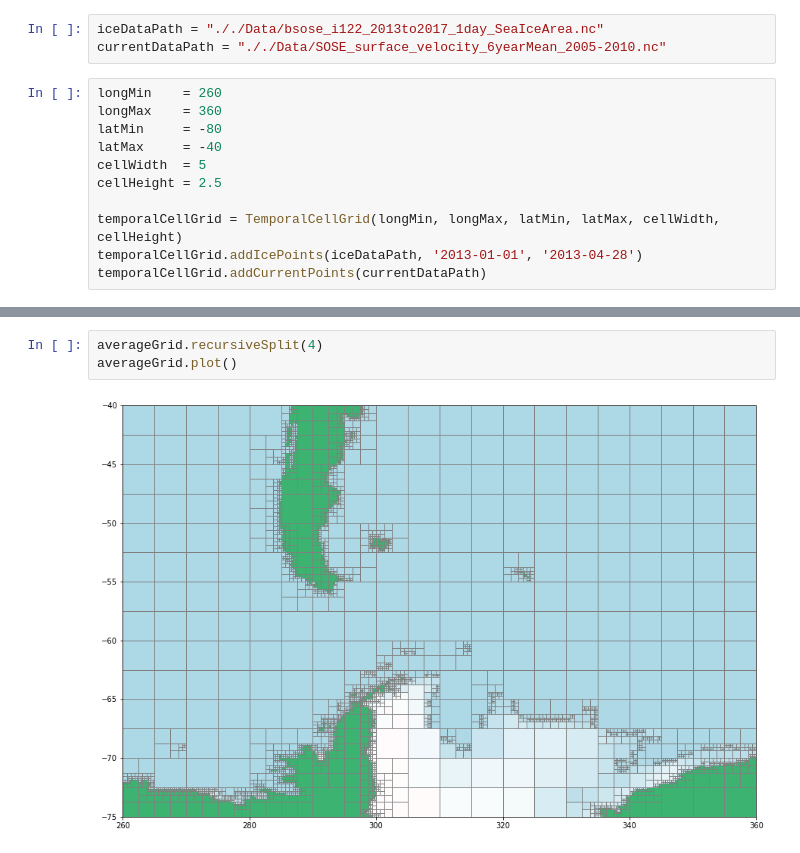
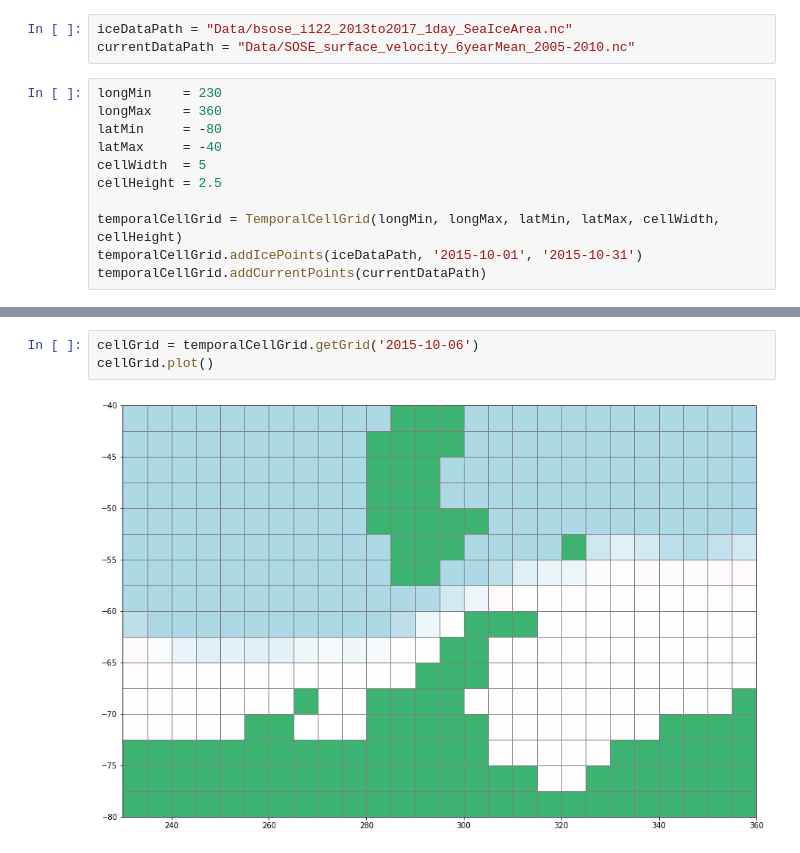
Before and after one commit to antarctica/PolarRoute, a Jupyter notebook: Examples/GridLoading/TemporalCellGrid_Example.ipynb, the cells around one changed output, grey strips where cells are left out. Saved outputs shown, nothing was run; the diff lists cells and outputs as text.

Commit message:
- Updated TemporalCellGrid.py with an optimization pass (it runs a lot quicker now!) - Updated TemporalCellGrid.py to enable the creation of CellGrids over arbitrary time-frames

```diff
--- a/Examples/GridLoading/TemporalCellGrid_Example.ipynb
+++ b/Examples/GridLoading/TemporalCellGrid_Example.ipynb
@@ -9,8 +10,8 @@ from RoutePlanner.TemporalCellGrid import TemporalCellGrid
 # %%
-iceDataPath = "././Data/bsose_i122_2013to2017_1day_SeaIceArea.nc"
-currentDataPath = "././Data/SOSE_surface_velocity_6yearMean_2005-2010.nc"
+iceDataPath = "Data/bsose_i122_2013to2017_1day_SeaIceArea.nc"
+currentDataPath = "Data/SOSE_surface_velocity_6yearMean_2005-2010.nc"
 # %%
-longMin    = 260
+longMin    = 230
 longMax    = 360
 latMin     = -80
 latMax     = -40
@@ -18,5 +19,5 @@ cellWidth  = 5
 cellHeight = 2.5
 
 temporalCellGrid = TemporalCellGrid(longMin, longMax, latMin, latMax, cellWidth, cellHeight)
-temporalCellGrid.addIcePoints(iceDataPath, '2013-01-01', '2013-04-28')
+temporalCellGrid.addIcePoints(iceDataPath, '2015-10-01', '2015-10-31')
 temporalCellGrid.addCurrentPoints(currentDataPath)
@@ -33,5 +24,5 @@ averageGrid.plot()
-# %%
-averageGrid.recursiveSplit(4)
-averageGrid.plot()
-# %% [output]
-[figure, removed]
+# %%
+cellGrid = temporalCellGrid.getGrid('2015-10-06')
+cellGrid.plot()
+# %% [output]
+[figure, added]
```
Also changed, not shown: parts of 5 cells of this notebook, 3 other files.
